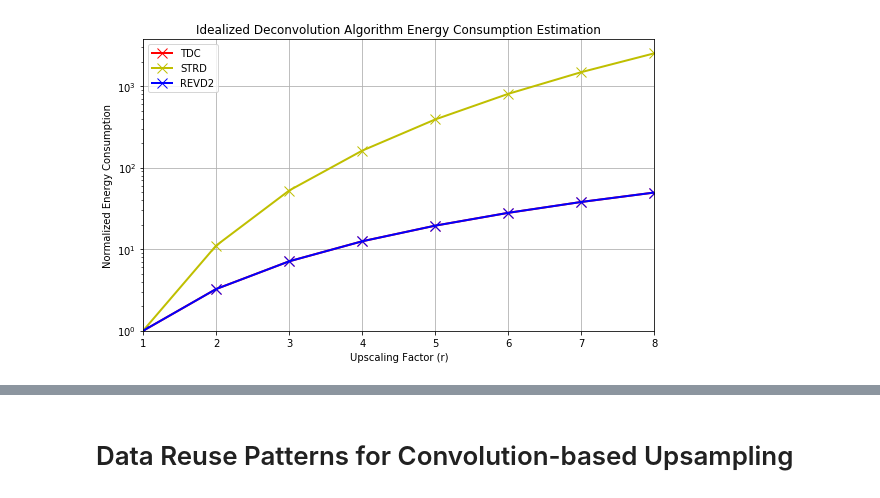
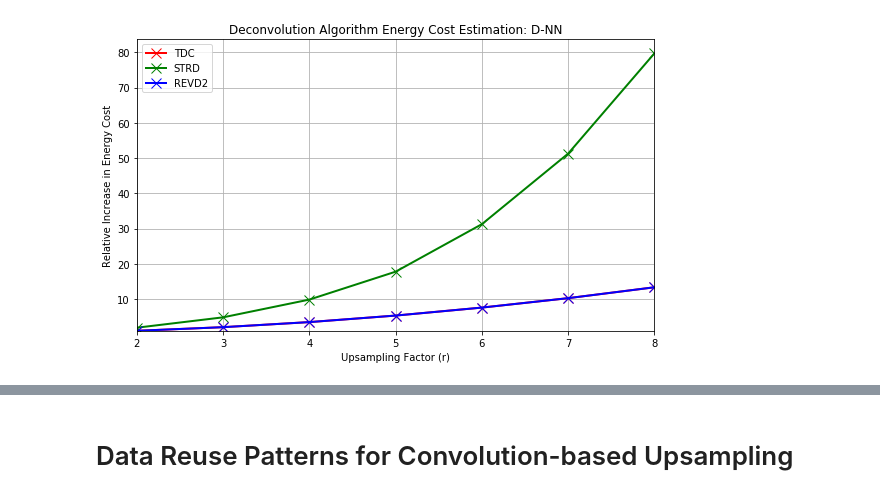
Before and after one commit to icolbert/upsampling, a Jupyter notebook: Comparing Optimization Criteria for Convolution-based Upsampling.ipynb, the cells around one changed output, grey strips where cells are left out. Drawn from its saved outputs; the diff is of its cells as text; code cells hidden in the pictures.

```diff
--- a/Comparing Optimization Criteria for Convolution-based Upsampling.ipynb
+++ b/Comparing Optimization Criteria for Convolution-based Upsampling.ipynb
@@ -21,3 +15,6 @@ pi_0 = 66.37 # watts
 
 t_flop = 1. / (1e9 * 3532.8) # s / flop
 t_mem = 1. / (1e9 * 192.2) # s / byte
+
+num_bytes = 4 # 32-bit = 4 bytes
+alpha = 0.99 # data reuse coefficient
@@ -24,74 +106,77 @@ t_mem = 1. / (1e9 * 192.2) # s / byte
 # %%
-latency_measurements = np.zeros((3, 9)) # microseconds
-energy_consumption = np.zeros((3, 9)) # millijoules
+latency_measurements = np.zeros((3, 7)) # microseconds
+energy_consumption = np.zeros((3, 7)) # millijoules
 
-for upscaling_factor in np.arange(1, 9):
-    macs, weights, activations = reverse_looping_deconvolution_data_reuse_patterns(
+for j, upscaling_factor in enumerate(np.arange(2, 9)):
+    macs, weights, activations = reverse_looping_deconvolution_2_data_reuse_patterns(
         upscaling_factor,
         H=height,
         C=num_channels,
-        K=kernel_size
+        K=kernel_size,
+        original_operator="D-NN"
     )
-    T = max(macs * t_flop, (weights + activations) * t_mem)
-    E = macs * e_flop + (weights + activations) * e_mem + pi_0 * T
-    latency_measurements[0, upscaling_factor] = 1e6 * T # microseconds
-    energy_consumption[0, upscaling_factor] = 1e3 * E # millijoules
+    T = max(macs * t_flop, num_bytes * (weights + activations) * t_mem)
+    E = macs * e_flop + num_bytes * (weights + activations) * e_mem + pi_0 * T
+    latency_measurements[0, j] = 1e6 * T # microseconds
+    energy_consumption[0, j] = 1e3 * E # millijoules
 
     macs, weights, activations = fractionally_strided_deconvolution_data_reuse_patterns(
         upscaling_factor,
         H=height,
         C=num_channels,
-        K=kernel_size
+        K=kernel_size,
+        original_operator="D-NN"
     )
-    T = max(macs * t_flop, (weights + activations) * t_mem)
-    E = macs * e_flop + (weights + activations) * e_mem + pi_0 * T
-    latency_measurements[1, upscaling_factor] = 1e6 * T # microseconds
-    energy_consumption[1, upscaling_factor] = 1e3 * E # millijoules
+    T = max(macs * t_flop, num_bytes * (weights + activations) * t_mem)
+    E = macs * e_flop + num_bytes * (weights + activations) * e_mem + pi_0 * T
+    latency_measurements[1, j] = 1e6 * T # microseconds
+    energy_consumption[1, j] = 1e3 * E # millijoules
 
     macs, weights, activations = transforming_deconvolution_to_convolution_data_reuse_patterns(
         upscaling_factor,
         H=height,
         C=num_channels,
-        K=kernel_size
+        K=kernel_size,
+        original_operator="D-NN"
     )
-    T = max(macs * t_flop, (weights + activations) * t_mem)
-    E = macs * e_flop + (weights + activations) * e_mem + pi_0 * T
-    latency_measurements[2, upscaling_factor] = 1e6 * T # microseconds
-    energy_consumption[2, upscaling_factor] = 1e3 * E # millijoules
+    T = max(macs * t_flop, num_bytes * (weights + activations) * t_mem)
+    E = macs * e_flop + num_bytes * (weights + activations) * e_mem + pi_0 * T
+    latency_measurements[2, j] = 1e6 * T # microseconds
+    energy_consumption[2, j] = 1e3 * E # millijoules
 
-x  = np.arange(1, 9)
-Tb = latency_measurements[0,1]
-Eb = energy_consumption[0,1]
+x  = np.arange(2, 9)
+Tb = latency_measurements[0,0]
+Eb = energy_consumption[0,0]
 
 plt.figure(figsize=(8,5))
-plt.plot(x, latency_measurements[2, 1:] / Tb, label="TDC", color="r", linewidth=2, marker='x', markersize=10)
-plt.plot(x, latency_measurements[1, 1:] / Tb, label="STRD", color="y", linewidth=2, marker='x', markersize=10)
-plt.plot(x, latency_measurements[0, 1:] / Tb, label="REVD2", color="b", linewidth=2, marker='x', markersize=10)
+plt.plot(x, latency_measurements[2] / Tb, label="TDC", color="r", linewidth=2, marker='x', markersize=10)
+plt.plot(x, latency_measurements[1] / Tb, label="STRD", color="g", linewidth=2, marker='x', markersize=10)
+plt.plot(x, latency_measurements[0] / Tb, label="REVD2", color="b", linewidth=2, marker='x', markersize=10)
 plt.legend(loc="best")
-plt.yscale("log")
+# plt.yscale("log")
 plt.ylim(1,)
-plt.xlim(1,8)
+plt.xlim(2,8)
 plt.grid()
-plt.xlabel("Upscaling Factor (r)")
-plt.ylabel("Normalized Latency")
-plt.title("Deconvolution Algorithm Latency Estimation")
+plt.xlabel("Upsampling Factor (r)")
+plt.ylabel("Relative Increase in Time Cost")
+plt.title("Deconvolution Algorithm Time Cost Estimation: D-NN")
 plt.tight_layout()
-plt.savefig("../figures/data_reuse/deconv-algos-time-consumption-D-SP-NVIDIA-GTX-680.png")
+plt.savefig("../figures/data_reuse/deconv-algos-time-consumption-D-NN-NVIDIA-GTX-680.png")
 plt.show()
 
 plt.figure(figsize=(8,5))
-plt.plot(x, energy_consumption[2, 1:] / Eb, label="TDC", color="r", linewidth=2, marker='x', markersize=10)
-plt.plot(x, energy_consumption[1, 1:] / Eb, label="STRD", color="y", linewidth=2, marker='x', markersize=10)
-plt.plot(x, energy_consumption[0, 1:] / Eb, label="REVD2", color="b", linewidth=2, marker='x', markersize=10)
+plt.plot(x, energy_consumption[2] / Eb, label="TDC", color="r", linewidth=2, marker='x', markersize=10)
+plt.plot(x, energy_consumption[1] / Eb, label="STRD", color="g", linewidth=2, marker='x', markersize=10)
+plt.plot(x, energy_consumption[0] / Eb, label="REVD2", color="b", linewidth=2, marker='x', markersize=10)
 plt.legend(loc="best")
-plt.yscale("log")
+# plt.yscale("log")
+plt.xlim(2,8)
 plt.ylim(1,)
-plt.xlim(1,8)
 plt.grid()
-plt.xlabel("Upscaling Factor (r)")
-plt.ylabel("Normalized Energy Consumption")
-plt.title("Idealized Deconvolution Algorithm Energy Consumption Estimation")
+plt.xlabel("Upsampling Factor (r)")
+plt.ylabel("Relative Increase in Energy Cost")
+plt.title("Deconvolution Algorithm Energy Cost Estimation: D-NN")
 plt.tight_layout()
-plt.savefig("../figures/data_reuse/deconv-algos-energy-consumption-D-SP-NVIDIA-GTX-680.png")
+plt.savefig("../figures/data_reuse/deconv-algos-energy-consumption-D-NN-NVIDIA-GTX-680.png")
 plt.show()
 # %% [output]
@@ -99 +184 @@ plt.show()
-[figure, old version]
+[figure, new version]
```
Also changed, not shown: parts of 25 cells of this notebook, 1 other file.
